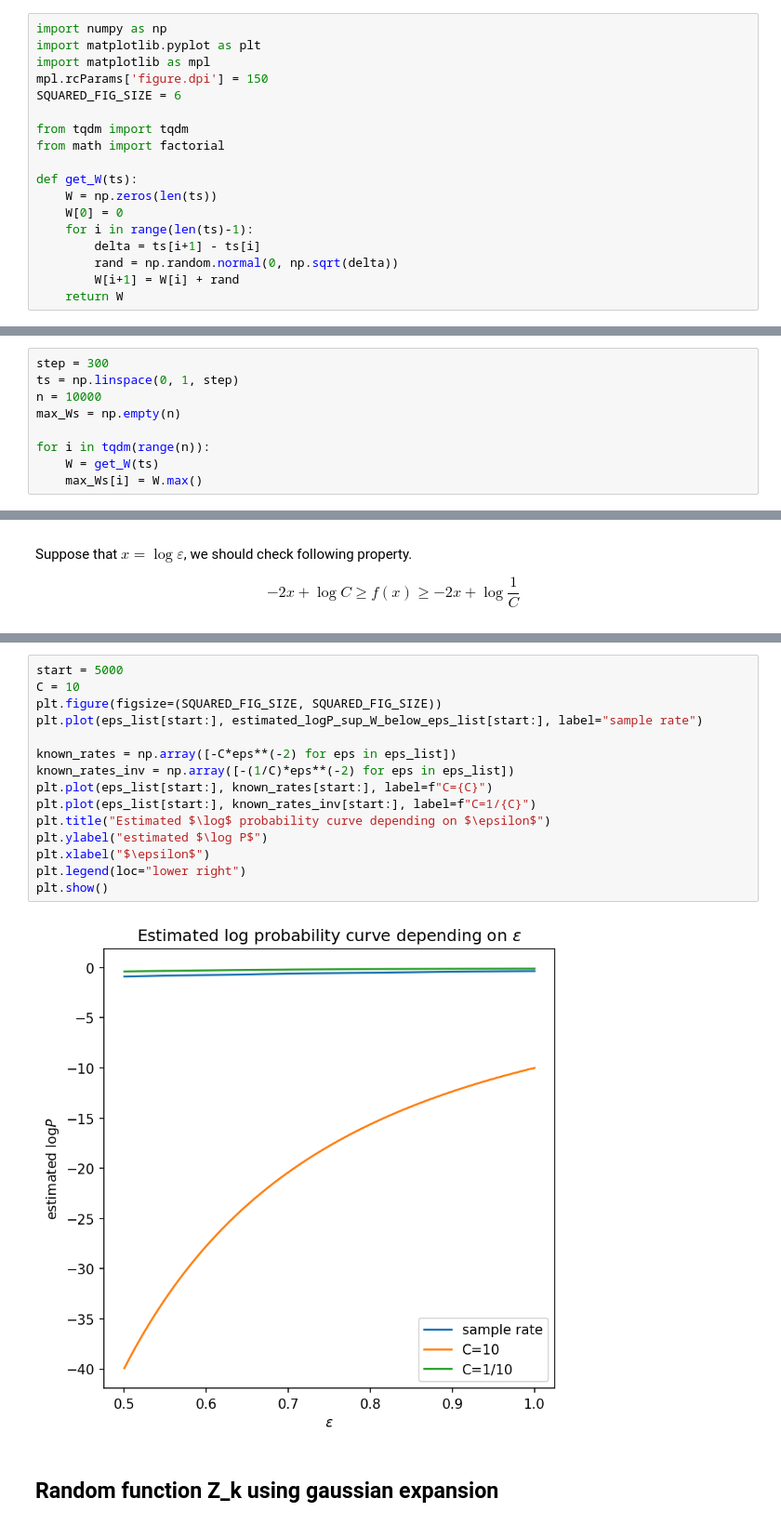
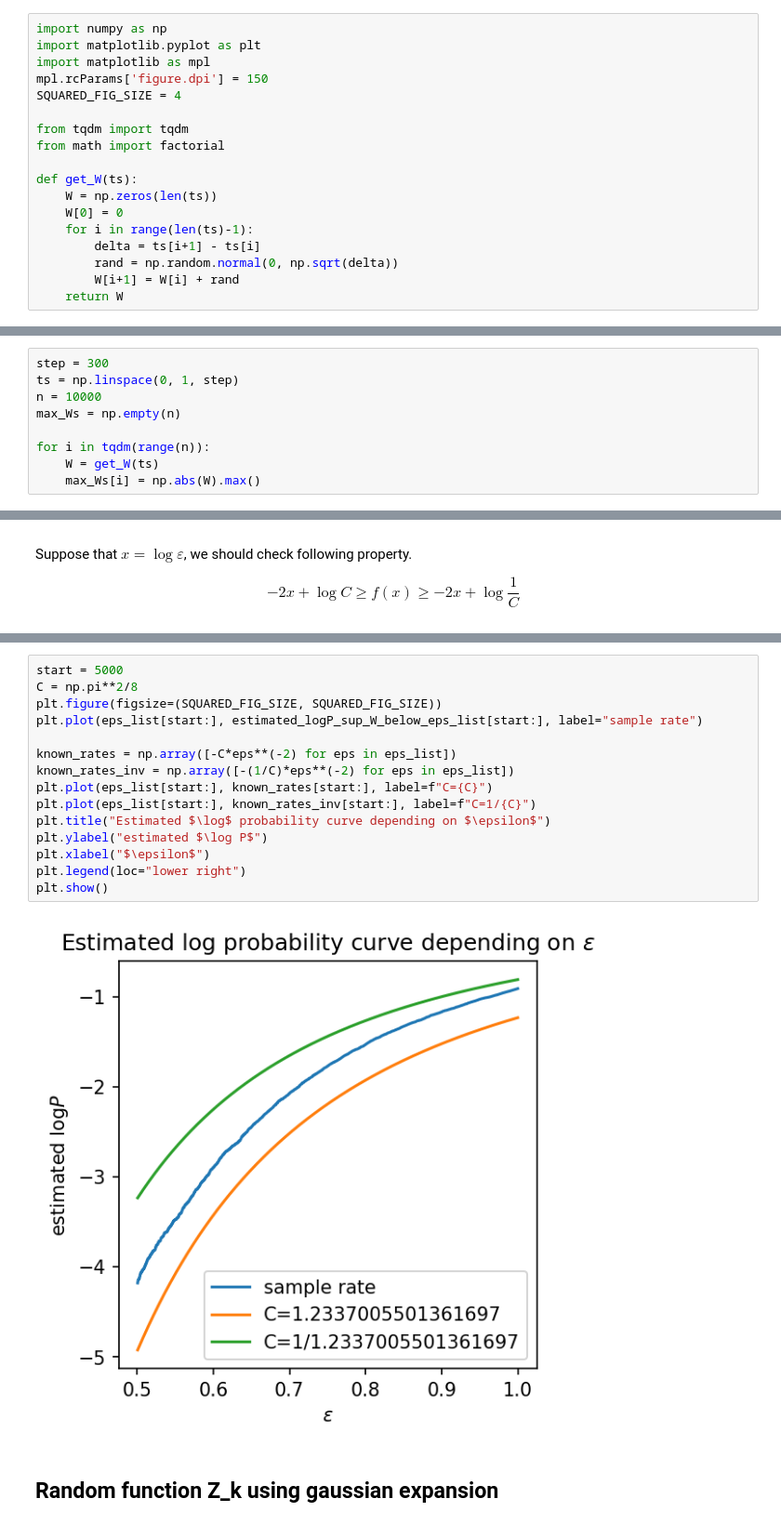
Before and after one commit to d-dof/brownian_motion, a Jupyter notebook: notebooks/brownian_motion.ipynb, the cells around one changed output, grey strips where cells are left out. Shown at 93% size. Cells and saved outputs as stored; diff of their text form.

```diff
--- a/notebooks/brownian_motion.ipynb
+++ b/notebooks/brownian_motion.ipynb
@@ -5,7 +5,7 @@ import numpy as np
 import matplotlib.pyplot as plt
 import matplotlib as mpl
 mpl.rcParams['figure.dpi'] = 150
-SQUARED_FIG_SIZE = 6
+SQUARED_FIG_SIZE = 4
 
 from tqdm import tqdm
 from math import factorial
@@ -83,6 +87,6 @@ max_Ws = np.empty(n)
 
 for i in tqdm(range(n)):
     W = get_W(ts)
-    max_Ws[i] = W.max()
+    max_Ws[i] = np.abs(W).max()
 # %%
 plt.hist(max_Ws, bins=300)
@@ -181,20 +183,20 @@ plt.show()
 # %%
 start = 5000
-C = 10
+C = np.pi**2/8
 plt.figure(figsize=(SQUARED_FIG_SIZE, SQUARED_FIG_SIZE))
 plt.plot(eps_list[start:], estimated_logP_sup_W_below_eps_list[start:], label="sample rate")
 
 known_rates = np.array([-C*eps**(-2) for eps in eps_list])
 known_rates_inv = np.array([-(1/C)*eps**(-2) for eps in eps_list])
 plt.plot(eps_list[start:], known_rates[start:], label=f"C={C}")
 plt.plot(eps_list[start:], known_rates_inv[start:], label=f"C=1/{C}")
 plt.title("Estimated $\log$ probability curve depending on $\epsilon$")
 plt.ylabel("estimated $\log P$")
 plt.xlabel("$\epsilon$")
 plt.legend(loc="lower right")
 plt.show()
 # %% [output]
-[figure, old version]
+[figure, new version]
 # %% [markdown]
 ## Random function Z_k using gaussian expansion
 # %% [markdown]
```
Also changed, not shown: parts of 17 cells of this notebook.
